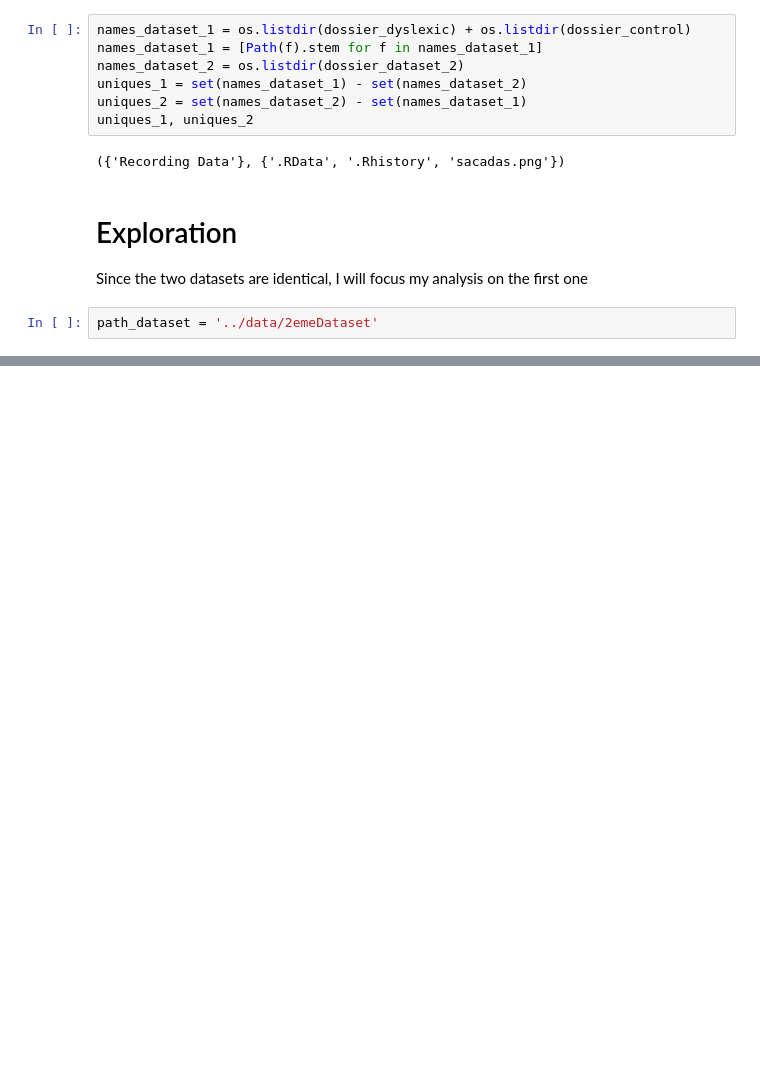
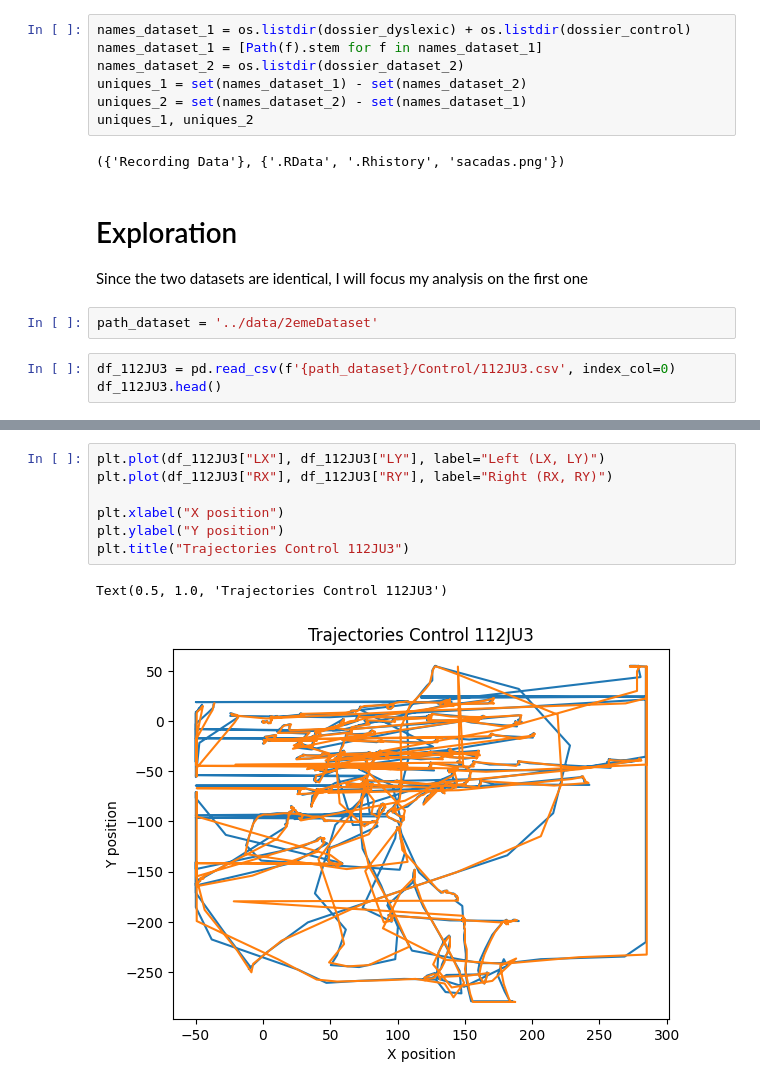
Before and after one commit to Maelle05/DyslexIA, a Jupyter notebook: data-exploration/Dataset-bis.ipynb, the cells around one changed output, grey strips where cells are left out. Saved outputs shown, nothing was run; the diff lists cells and outputs as text; blank space fills up the shorter version.

Commit message:
dataset 2 dynamic load and plot data

```diff
--- a/data-exploration/Dataset-bis.ipynb
+++ b/data-exploration/Dataset-bis.ipynb
@@ -109,3 +110,6 @@ uniques_1, uniques_2
 Since the two datasets are identical, I will focus my analysis on the first one
 # %%
 path_dataset = '../data/2emeDataset'
+# %%
+df_112JU3 = pd.read_csv(f'{path_dataset}/Control/112JU3.csv', index_col=0)
+df_112JU3.head()
@@ -111,0 +123,10 @@ path_dataset = '../data/2emeDataset'
+# %%
+plt.plot(df_112JU3["LX"], df_112JU3["LY"], label="Left (LX, LY)")
+plt.plot(df_112JU3["RX"], df_112JU3["RY"], label="Right (RX, RY)")
+
+plt.xlabel("X position")
+plt.ylabel("Y position")
+plt.title("Trajectories Control 112JU3")
+# %% [output]
+Text(0.5, 1.0, 'Trajectories Control 112JU3')
+[figure, added]
```
Also changed, not shown: parts of 11 cells of this notebook.
